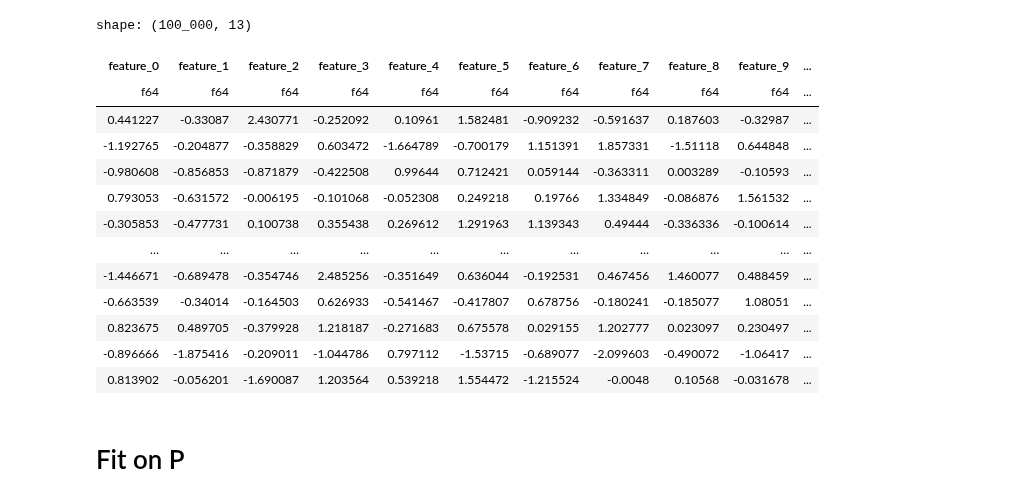
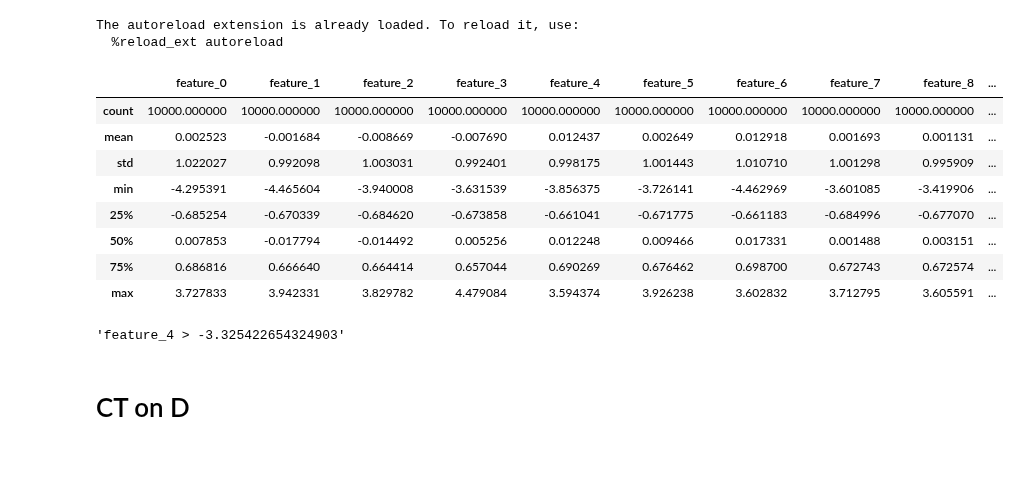
Before and after one commit to antonismand/Query-Driven-Data-Exploration-with-Heterogeneous-Treatment-Effects, a Jupyter notebook: CT.ipynb, the cells around one changed output. Drawn from its saved outputs; the diff is of its cells as text; code cells hidden in the pictures; blank space fills up the shorter version.

```diff
--- a/CT.ipynb
+++ b/CT.ipynb
@@ -1,25 +1,20 @@
 # %%
 %load_ext autoreload
 %autoreload 2
 
-from utils import Experiment
+from utils import Data, CT
 
-exp = Experiment()
-exp.synth_data(n=100000, seed=5)
+data = Data()
+data.generate(n=10000)
+# %% [output]
+The autoreload extension is already loaded. To reload it, use:
+  %reload_ext autoreload
+|  | feature_0 | feature_1 | feature_2 | feature_3 | feature_4 | feature_5 | feature_6 | feature_7 | feature_8 | ... |
+| count | 10000.000000 | 10000.000000 | 10000.000000 | 10000.000000 | 10000.000000 | 10000.000000 | 10000.000000 | 10000.000000 | 10000.000000 | ... |
+| mean | 0.002523 | -0.001684 | -0.008669 | -0.007690 | 0.012437 | 0.002649 | 0.012918 | 0.001693 | 0.001131 | ... |
+| std | 1.022027 | 0.992098 | 1.003031 | 0.992401 | 0.998175 | 1.001443 | 1.010710 | 1.001298 | 0.995909 | ... |
+| min | -4.295391 | -4.465604 | -3.940008 | -3.631539 | -3.856375 | -3.726141 | -4.462969 | -3.601085 | -3.419906 | ... |
+| 25% | -0.685254 | -0.670339 | -0.684620 | -0.673858 | -0.661041 | -0.671775 | -0.661183 | -0.684996 | -0.677070 | ... |
+| 50% | 0.007853 | -0.017794 | -0.014492 | 0.005256 | 0.012248 | 0.009466 | 0.017331 | 0.001488 | 0.003151 | ... |
+| 75% | 0.686816 | 0.666640 | 0.664414 | 0.657044 | 0.690269 | 0.676462 | 0.698700 | 0.672743 | 0.672574 | ... |
+| max | 3.727833 | 3.942331 | 3.829782 | 4.479084 | 3.594374 | 3.926238 | 3.602832 | 3.712795 | 3.605591 | ... |
-# %%
-exp.df
-# %% [output]
-shape: (100_000, 13)
-| feature_0 | feature_1 | feature_2 | feature_3 | feature_4 | feature_5 | feature_6 | feature_7 | feature_8 | feature_9 | ... |
-| f64 | f64 | f64 | f64 | f64 | f64 | f64 | f64 | f64 | f64 | ... |
-| 0.441227 | -0.33087 | 2.430771 | -0.252092 | 0.10961 | 1.582481 | -0.909232 | -0.591637 | 0.187603 | -0.32987 | ... |
-| -1.192765 | -0.204877 | -0.358829 | 0.603472 | -1.664789 | -0.700179 | 1.151391 | 1.857331 | -1.51118 | 0.644848 | ... |
-| -0.980608 | -0.856853 | -0.871879 | -0.422508 | 0.99644 | 0.712421 | 0.059144 | -0.363311 | 0.003289 | -0.10593 | ... |
-| 0.793053 | -0.631572 | -0.006195 | -0.101068 | -0.052308 | 0.249218 | 0.19766 | 1.334849 | -0.086876 | 1.561532 | ... |
-| -0.305853 | -0.477731 | 0.100738 | 0.355438 | 0.269612 | 1.291963 | 1.139343 | 0.49444 | -0.336336 | -0.100614 | ... |
-| … | … | … | … | … | … | … | … | … | … | ... |
-| -1.446671 | -0.689478 | -0.354746 | 2.485256 | -0.351649 | 0.636044 | -0.192531 | 0.467456 | 1.460077 | 0.488459 | ... |
-| -0.663539 | -0.34014 | -0.164503 | 0.626933 | -0.541467 | -0.417807 | 0.678756 | -0.180241 | -0.185077 | 1.08051 | ... |
-| 0.823675 | 0.489705 | -0.379928 | 1.218187 | -0.271683 | 0.675578 | 0.029155 | 1.202777 | 0.023097 | 0.230497 | ... |
-| -0.896666 | -1.875416 | -0.209011 | -1.044786 | 0.797112 | -1.53715 | -0.689077 | -2.099603 | -0.490072 | -1.06417 | ... |
-| 0.813902 | -0.056201 | -1.690087 | 1.203564 | 0.539218 | 1.554472 | -1.215524 | -0.0048 | 0.10568 | -0.031678 | ... |
@@ -28,2 +21,6 @@ exp.user_condition("feature_1 > 0")
+# %%
+data.generate_random_condition()
+# %% [output]
+'feature_4 > -3.325422654324903'
 # %% [markdown]
-# Fit on P
+# CT on D
```
Also changed, not shown: parts of 14 cells of this notebook, 2 other files.
